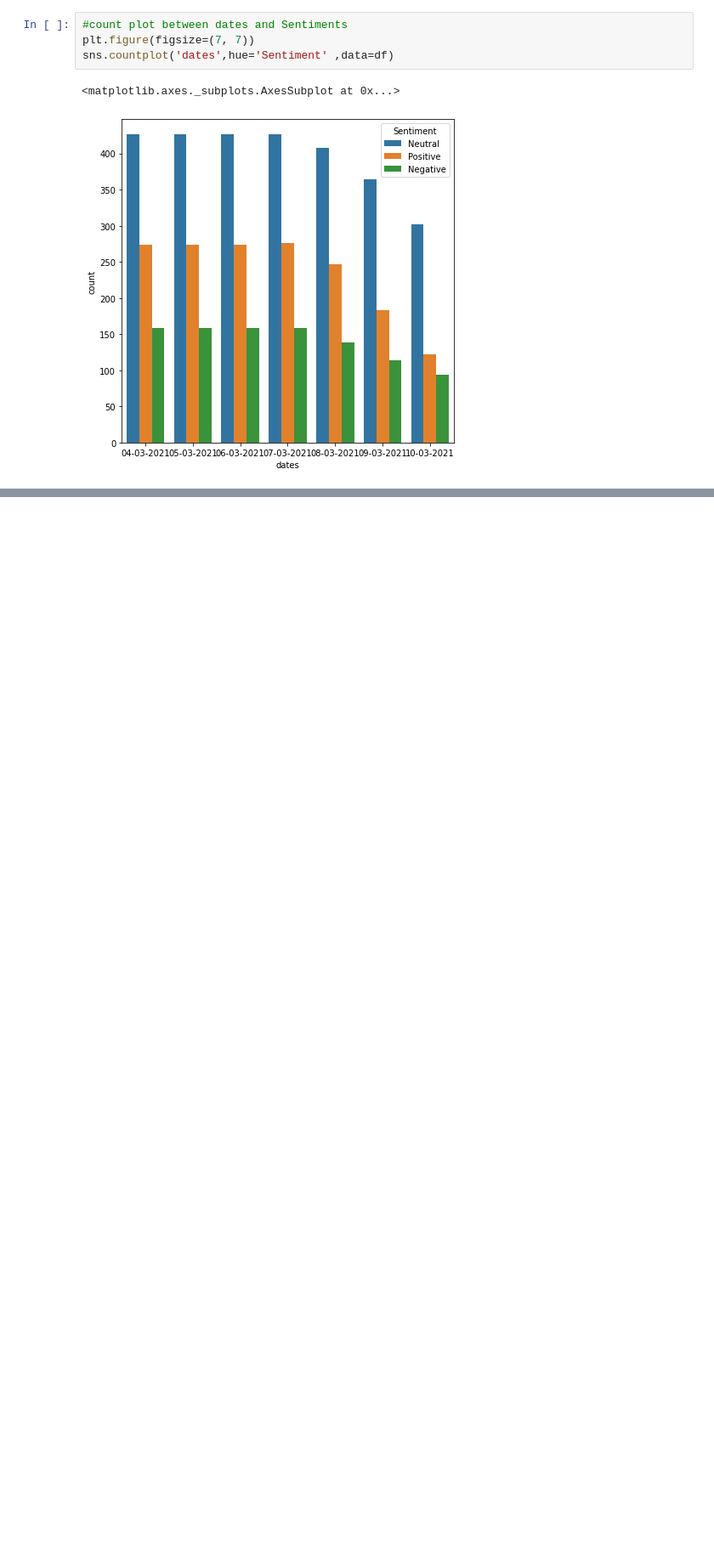
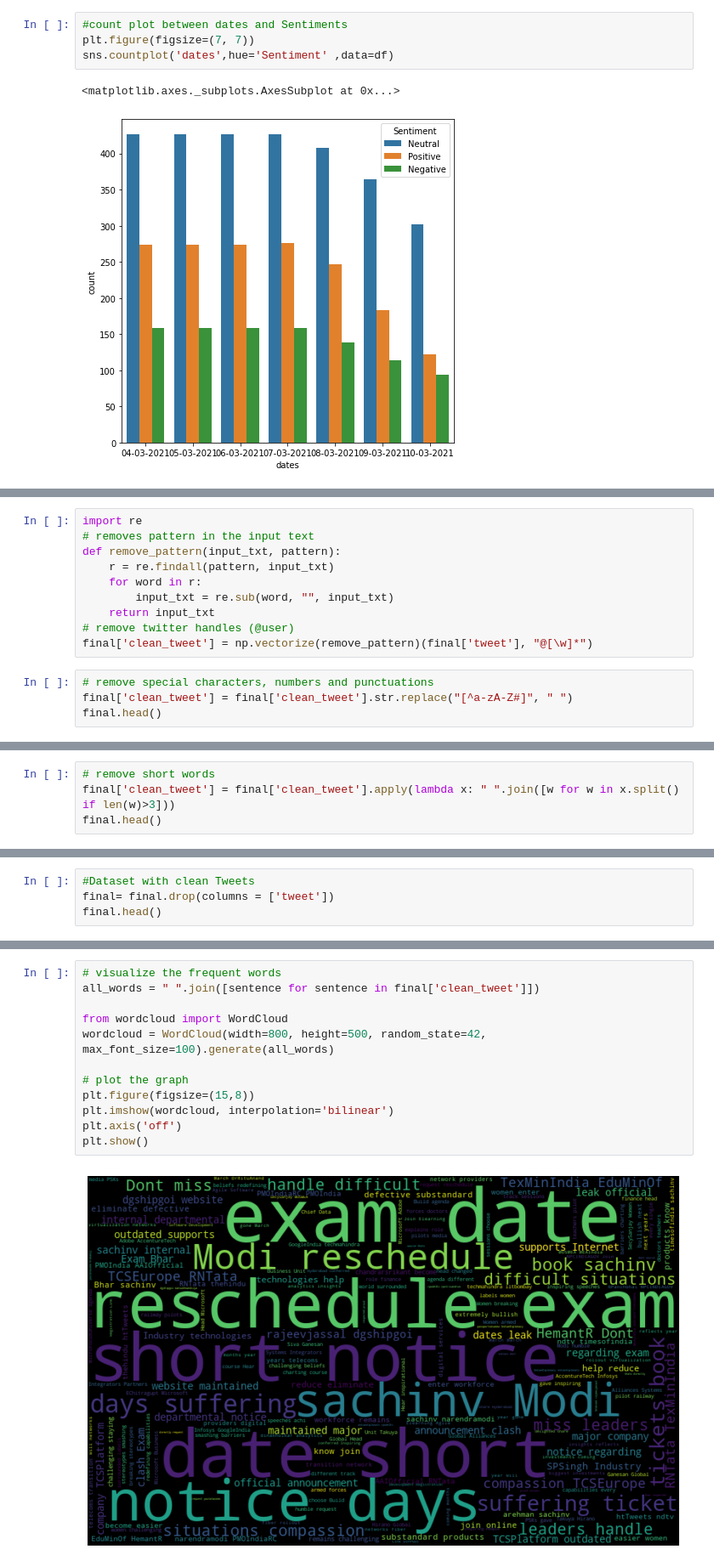
Before and after one commit to ayushic2899/Tweet_Sentiment_Analysis, a Jupyter notebook: SentimentAnalysis.ipynb, the cells around one changed output, grey strips where cells are left out. Shown: that part at 85% size. Cells and saved outputs as stored; diff of their text form; blank space fills up the shorter version.

```diff
--- a/SentimentAnalysis.ipynb
+++ b/SentimentAnalysis.ipynb
@@ -176,0 +227,14 @@ sns.countplot('dates',hue='Sentiment' ,data=df)
+# %%
+import re
+# removes pattern in the input text
+def remove_pattern(input_txt, pattern):
+    r = re.findall(pattern, input_txt)
+    for word in r:
+        input_txt = re.sub(word, "", input_txt)
+    return input_txt
+# remove twitter handles (@user)
+final['clean_tweet'] = np.vectorize(remove_pattern)(final['tweet'], "@[\w]*")
+# %%
+# remove special characters, numbers and punctuations
+final['clean_tweet'] = final['clean_tweet'].str.replace("[^a-zA-Z#]", " ")
+final.head()
@@ -176,0 +248,4 @@ sns.countplot('dates',hue='Sentiment' ,data=df)
+# %%
+# remove short words
+final['clean_tweet'] = final['clean_tweet'].apply(lambda x: " ".join([w for w in x.split() if len(w)>3]))
+final.head()
@@ -176,0 +284,4 @@ sns.countplot('dates',hue='Sentiment' ,data=df)
+# %%
+#Dataset with clean Tweets
+final= final.drop(columns = ['tweet'])
+final.head()
@@ -176,0 +304,14 @@ sns.countplot('dates',hue='Sentiment' ,data=df)
+# %%
+# visualize the frequent words
+all_words = " ".join([sentence for sentence in final['clean_tweet']])
+
+from wordcloud import WordCloud
+wordcloud = WordCloud(width=800, height=500, random_state=42, max_font_size=100).generate(all_words)
+
+# plot the graph
+plt.figure(figsize=(15,8))
+plt.imshow(wordcloud, interpolation='bilinear')
+plt.axis('off')
+plt.show()
+# %% [output]
+[figure, added]
```
Also changed, not shown: parts of 16 cells of this notebook.
